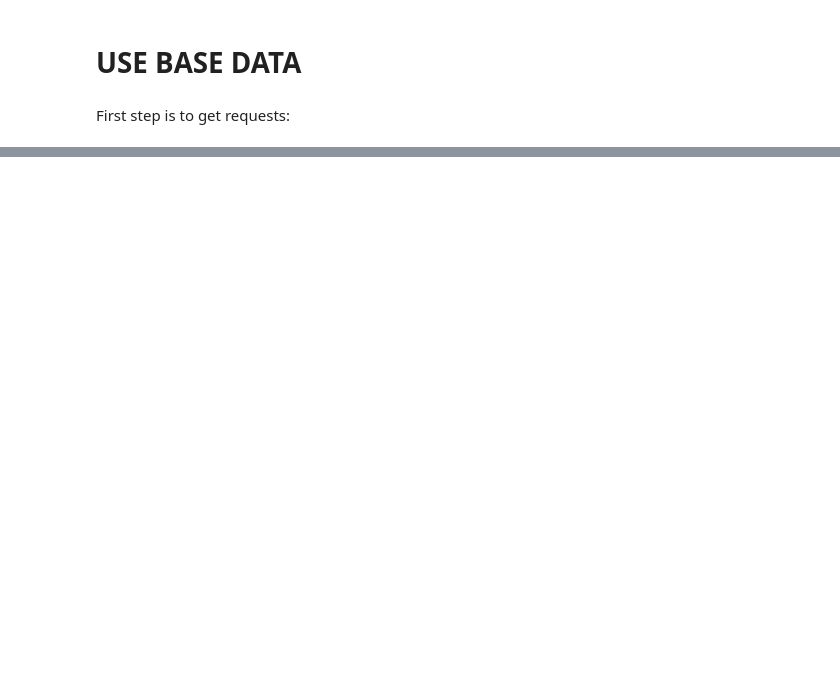
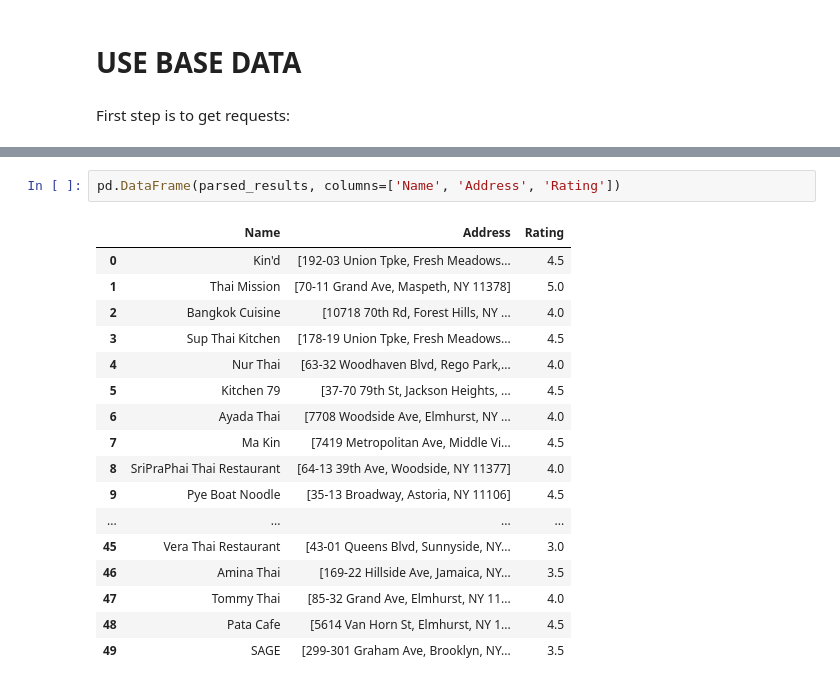
Before and after one commit to mike-flanagan/Yelp_Jake_Mike_Phase_1, a Jupyter notebook: Yelp Peer Project.ipynb, the cells around one changed output, grey strips where cells are left out. Cells and saved outputs as stored; diff of their text form; blank space fills up the shorter version.

```diff
--- a/Yelp Peer Project.ipynb
+++ b/Yelp Peer Project.ipynb
@@ -32,0 +262,20 @@ ModuleNotFoundError: No module named 'keys'
+# %%
+pd.DataFrame(parsed_results, columns=['Name', 'Address', 'Rating'])
+# %% [output]
+|  | Name | Address | Rating |
+| 0 | Kin'd | [192-03 Union Tpke, Fresh Meadows... | 4.5 |
+| 1 | Thai Mission | [70-11 Grand Ave, Maspeth, NY 11378] | 5.0 |
+| 2 | Bangkok Cuisine | [10718 70th Rd, Forest Hills, NY ... | 4.0 |
+| 3 | Sup Thai Kitchen | [178-19 Union Tpke, Fresh Meadows... | 4.5 |
+| 4 | Nur Thai | [63-32 Woodhaven Blvd, Rego Park,... | 4.0 |
+| 5 | Kitchen 79 | [37-70 79th St, Jackson Heights, ... | 4.5 |
+| 6 | Ayada Thai | [7708 Woodside Ave, Elmhurst, NY ... | 4.0 |
+| 7 | Ma Kin | [7419 Metropolitan Ave, Middle Vi... | 4.5 |
+| 8 | SriPraPhai Thai Restaurant | [64-13 39th Ave, Woodside, NY 11377] | 4.0 |
+| 9 | Pye Boat Noodle | [35-13 Broadway, Astoria, NY 11106] | 4.5 |
+| ... | ... | ... | ... |
+| 45 | Vera Thai Restaurant | [43-01 Queens Blvd, Sunnyside, NY... | 3.0 |
+| 46 | Amina Thai | [169-22 Hillside Ave, Jamaica, NY... | 3.5 |
+| 47 | Tommy Thai | [85-32 Grand Ave, Elmhurst, NY 11... | 4.0 |
+| 48 | Pata Cafe | [5614 Van Horn St, Elmhurst, NY 1... | 4.5 |
+| 49 | SAGE | [299-301 Graham Ave, Brooklyn, NY... | 3.5 |
```
Also changed, not shown: parts of 32 cells of this notebook.
